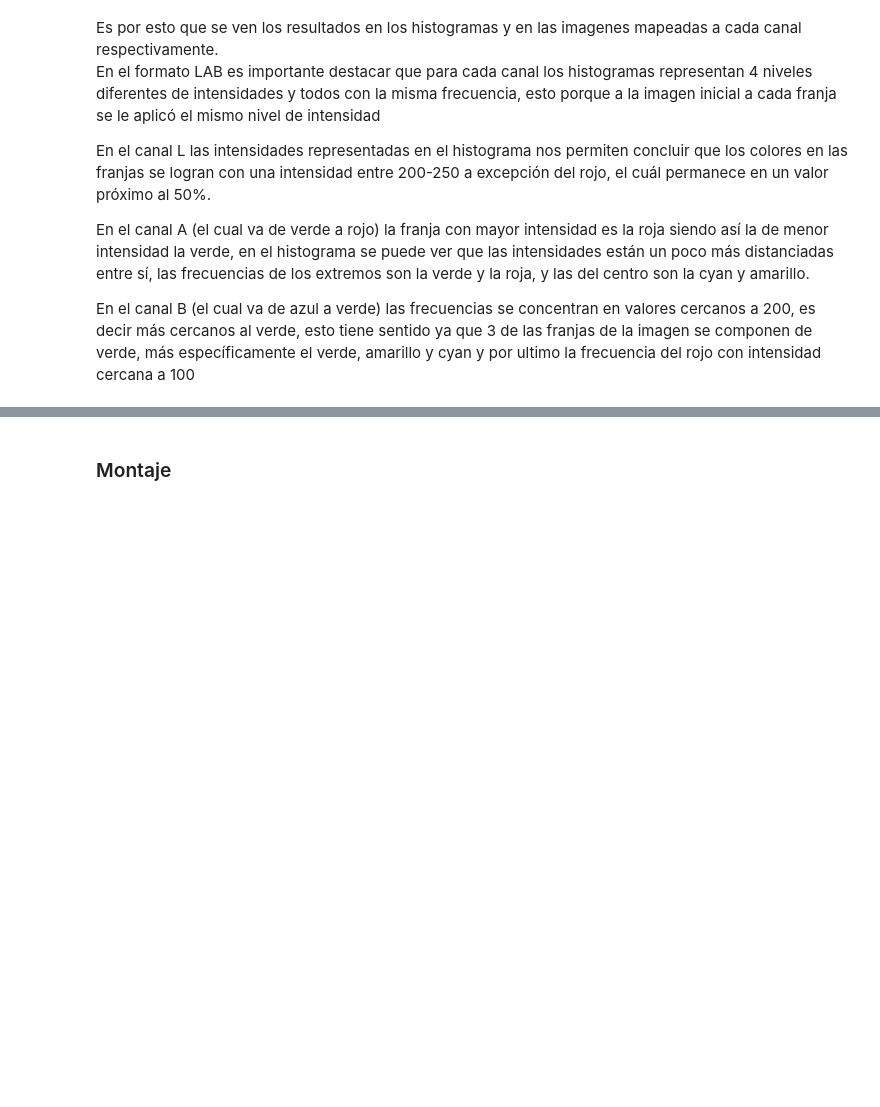
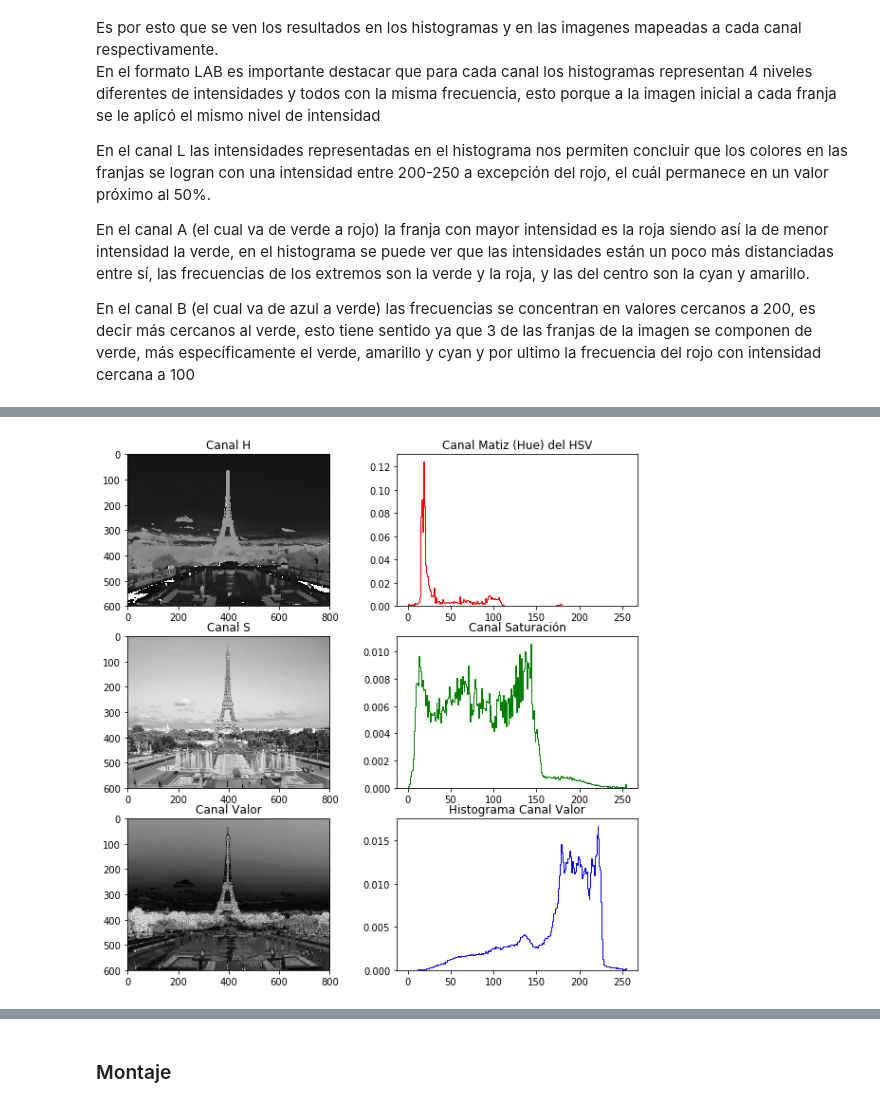
Before and after one commit to saarboledaz/vision_artificial_2019, a Jupyter notebook: Entregable #1.0.ipynb, the cells around one changed output, grey strips where cells are left out. Drawn from its saved outputs; the diff is of its cells as text; code cells hidden in the pictures; blank space fills up the shorter version.

```diff
--- a/Entregable #1.0.ipynb
+++ b/Entregable #1.0.ipynb
@@ -112,0 +146,31 @@ En el canal B (el cual va de azul a verde) las frecuencias se concentran en valo
+# %%
+#Descomposición en varios canales del espacio de color HSV y sus respectivos histogramas
+img_H = img_HSV[:,:,0]
+img_S = img_HSV[:,:,1]
+img_V = img_HSV[:,:,2]
+
+fig, arreglo_plots = plt.subplots(3,2, figsize=(10, 10))
+colors = ('r','g','b')
+#Canal LAB
+arreglo_plots[0,0].set_title('Canal H')
+arreglo_plots[0,0].imshow(img_H, cmap="gray")
+arreglo_plots[0,1].set_title('Canal Matiz (Hue) del HSV')
+img_array_i = img_HSV[:,:,0].ravel()
+arreglo_plots[0,1].hist(img_array_i,histtype='step', bins=255,
+                            range=(0.0, 255.0),normed=True, color=colors[0])
+
+arreglo_plots[1,0].set_title('Canal S')
+arreglo_plots[1,0].imshow(img_V, cmap="gray")
+arreglo_plots[1,1].set_title('Canal Saturación')
+img_array_i = img_HSV[:,:,1].ravel()
+arreglo_plots[1,1].hist(img_array_i,histtype='step', bins=255,
+                            range=(0.0, 255.0),normed=True, color=colors[1])
+
+arreglo_plots[2,0].set_title('Canal Valor')
+arreglo_plots[2,0].imshow(img_S, cmap="gray")
+arreglo_plots[2,1].set_title('Histograma Canal Valor')
+img_array_i = img_HSV[:,:,2].ravel()
+arreglo_plots[2,1].hist(img_array_i,histtype='step', bins=255,
+                            range=(0.0, 255.0),normed=True, color=colors[2]);
+# %% [output]
+[figure, added]
```
Also changed, not shown: parts of 15 cells of this notebook, 1 other file.
